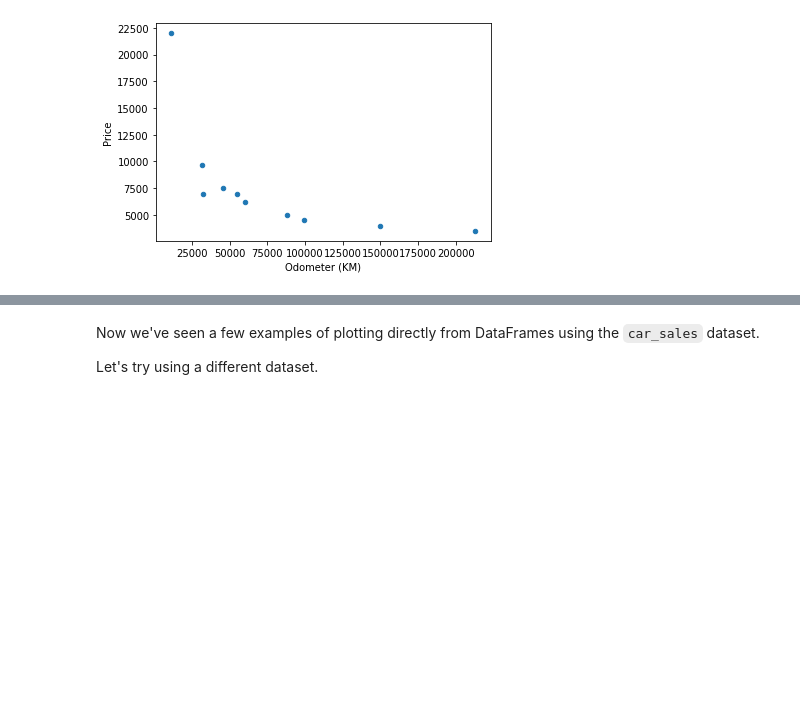
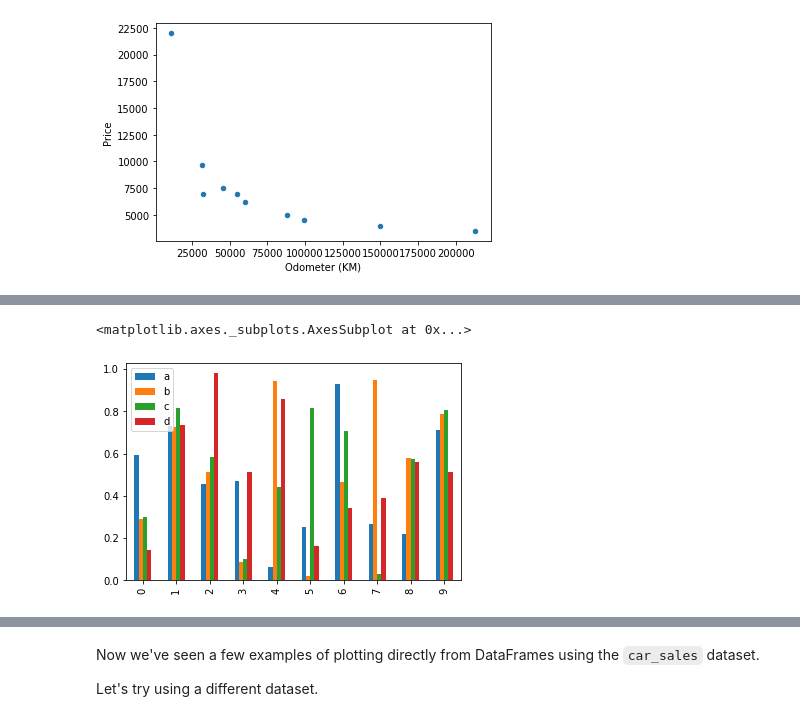
Before and after one commit to kunalburgul/AMLP, a Jupyter notebook: Data_Analysis/matplotlib_exercises.ipynb, the cells around one changed output, grey strips where cells are left out. Cells and saved outputs as stored; diff of their text form; code cells hidden in the pictures; blank space fills up the shorter version.

```diff
--- a/Data_Analysis/matplotlib_exercises.ipynb
+++ b/Data_Analysis/matplotlib_exercises.ipynb
@@ -343,2 +344,7 @@ car_sales.plot(x='Odometer (KM)', y='Price',kind='scatter')
+# %%
+df.plot(kind='bar')
+# %% [output]
+<matplotlib.axes._subplots.AxesSubplot at 0x...>
+[figure, added]
 # %%
 # Create a bar graph of the 'Make' and 'Odometer (KM)' columns in the car_sales DataFrame
```
Also changed, not shown: parts of 30 cells of this notebook.
